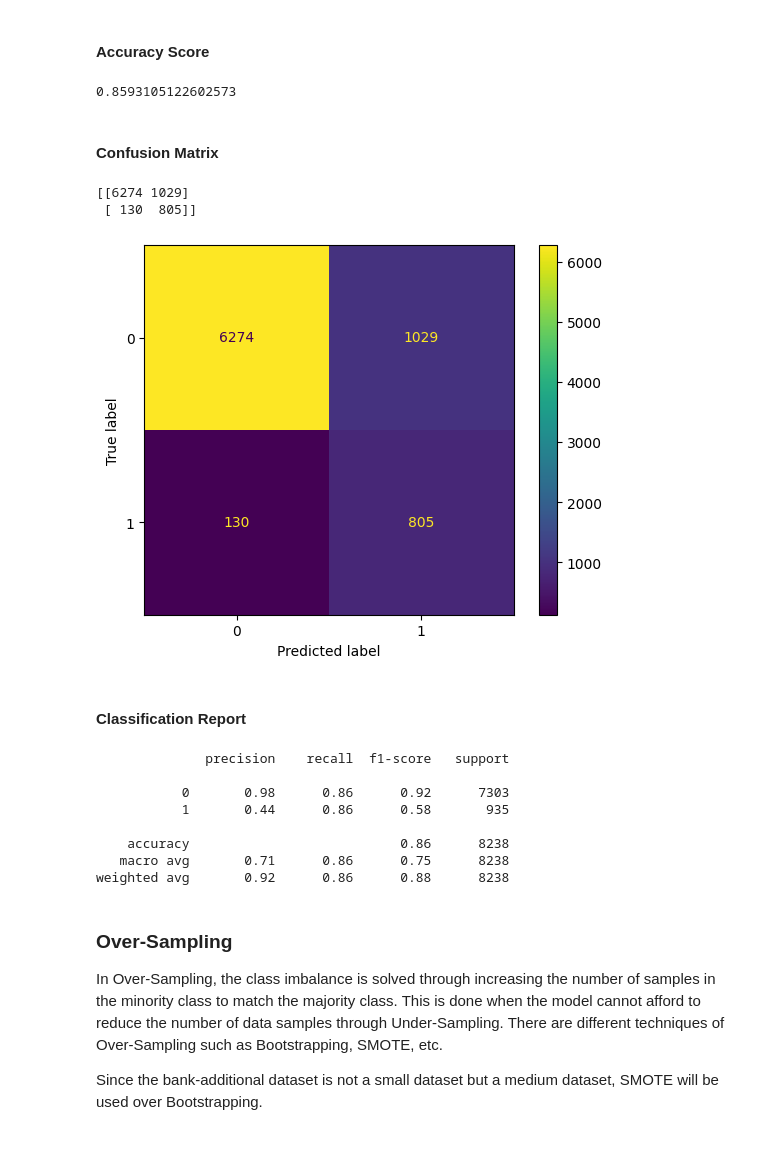
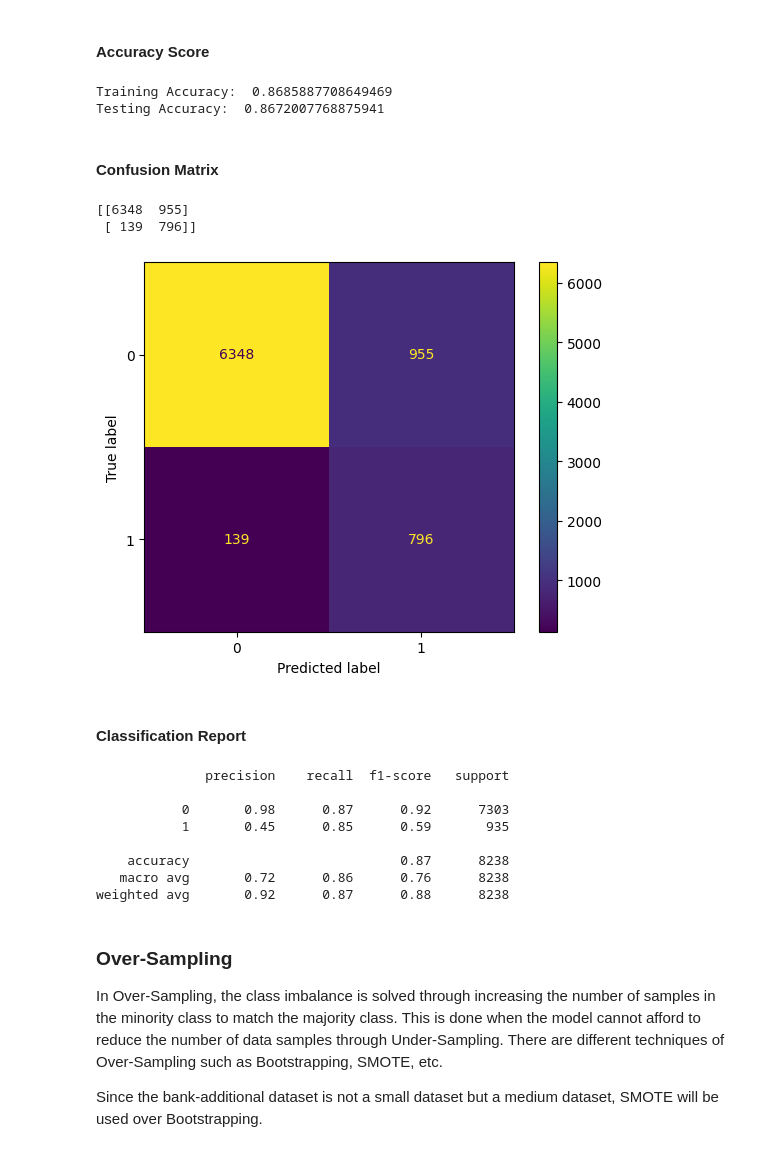
Before and after one commit to dataemperor/Bank-Marketing-Classification, a Jupyter notebook: neural_network.ipynb, the cells around one changed output. Drawn from its saved outputs; the diff is of its cells as text; code cells hidden in the pictures.

Commit message:
Adding training and testing accuracy

```diff
--- a/neural_network.ipynb
+++ b/neural_network.ipynb
@@ -190,6 +195,8 @@ undersampled_X_train, undersampled_y_train = random_under_sampler.fit_resample(X
 
 trained_undersampled_neural_network = neural_network_model.fit(undersampled_X_train, undersampled_y_train, batch_size=32, epochs=32, validation_split=0.2, verbose=1)
 
-undersampled_predictions = (neural_network_model.predict(X_test) > 0.5).astype("int32")
+
+undersampled_training_predictions = (neural_network_model.predict(X_train) > 0.5).astype("int32")
+undersampled_testing_predictions = (neural_network_model.predict(X_test) > 0.5).astype("int32")
 # %% [output]
 Epoch 1/32
@@ -212,36 +219,39 @@ Epoch 32/32
 # %% [markdown]
 #### Accuracy Score
-# %%
-undersampled_accuracy_score = accuracy_score(y_test, undersampled_predictions)
-print(undersampled_accuracy_score)
-# %% [output]
-0.8593105122602573
+# %%
+undersampled_training_accuracy_score = accuracy_score(y_train, undersampled_training_predictions)
+undersampled_testing_accuracy_score = accuracy_score(y_test, undersampled_testing_predictions)
+print("Training Accuracy: ", undersampled_training_accuracy_score)
+print("Testing Accuracy: ", undersampled_testing_accuracy_score)
+# %% [output]
+Training Accuracy:  0.8685887708649469
+Testing Accuracy:  0.8672007768875941
 # %% [markdown]
 #### Confusion Matrix
 # %%
-undersampled_confusion_matrix = confusion_matrix(y_test, undersampled_predictions)
+undersampled_confusion_matrix = confusion_matrix(y_test, undersampled_testing_predictions)
 print(undersampled_confusion_matrix)
 confusion_matrix_display = metrics.ConfusionMatrixDisplay(confusion_matrix=undersampled_confusion_matrix)
 confusion_matrix_display.plot()
 plt.show()
 # %% [output]
-[[6274 1029]
- [ 130  805]]
+[[6348  955]
+ [ 139  796]]
-[figure, old version]
+[figure, new version]
 # %% [markdown]
 #### Classification Report
 # %%
-undersampled_classification_report = classification_report(y_test, undersampled_predictions)
+undersampled_classification_report = classification_report(y_test, undersampled_testing_predictions)
 print(undersampled_classification_report)
 # %% [output]
               precision    recall  f1-score   support
 
-           0       0.98      0.86      0.92      7303
-           1       0.44      0.86      0.58       935
+           0       0.98      0.87      0.92      7303
+           1       0.45      0.85      0.59       935
 
-    accuracy                           0.86      8238
-   macro avg       0.71      0.86      0.75      8238
-weighted avg       0.92      0.86      0.88      8238
+    accuracy                           0.87      8238
+   macro avg       0.72      0.86      0.76      8238
+weighted avg       0.92      0.87      0.88      8238
 # %% [markdown]
 ### Over-Sampling
 In Over-Sampling, the class imbalance is solved through increasing the number of samples in the minority class to match the majority class. This is done when the model cannot afford to reduce the number of data samples through Under-Sampling. There are different techniques of Over-Sampling such as Bootstrapping, SMOTE, etc.
```
Also changed, not shown: parts of 14 cells of this notebook.
